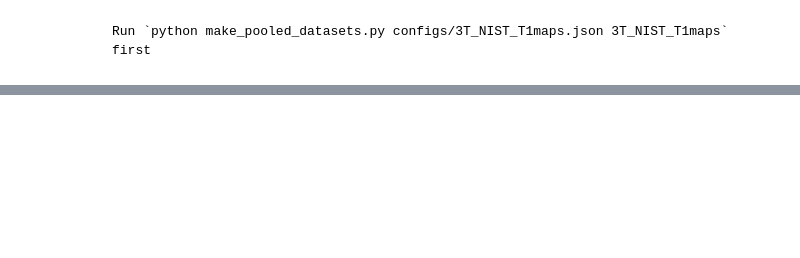
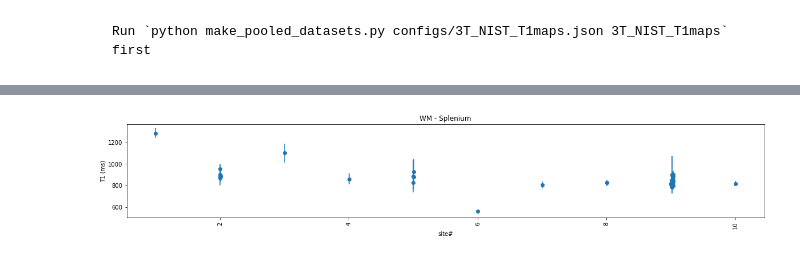
Before and after one commit to rrsg2020/analysis, a Jupyter notebook: generate_database.ipynb, the cells around one changed output, grey strips where cells are left out. Saved outputs shown, nothing was run; the diff lists cells and outputs as text; code cells hidden in the pictures; blank space fills up the shorter version.

```diff
--- a/generate_database.ipynb
+++ b/generate_database.ipynb
@@ -154,0 +316,9 @@ df.to_excel(output_filename + ".xlsx")
+# %%
+plt.errorbar(indexes,splenium_mean, splenium_std, fmt='o')
+plt.xticks(rotation=90)
+plt.title('WM - Splenium')
+plt.ylabel('T1 (ms)')
+plt.xlabel('site#')
+plt.show()
+# %% [output]
+[figure, added]
```
Also changed, not shown: parts of 18 cells of this notebook, 2 other files.
